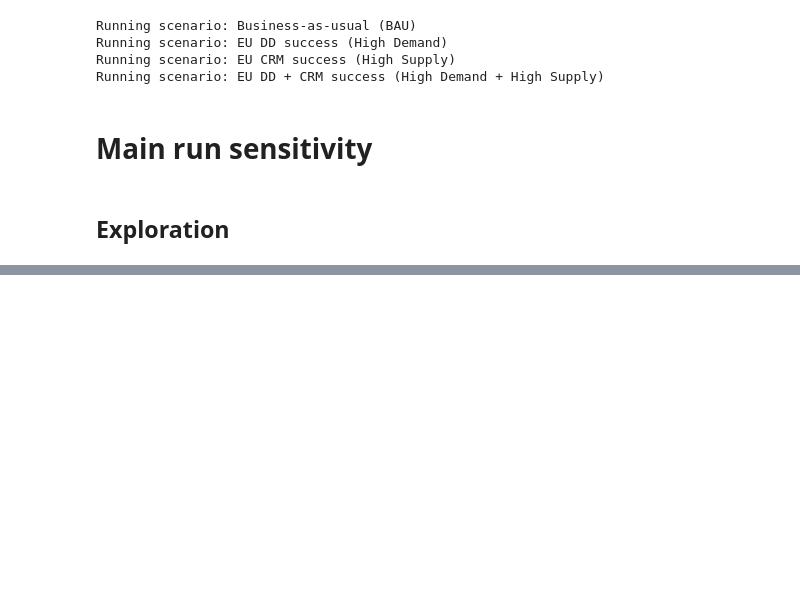
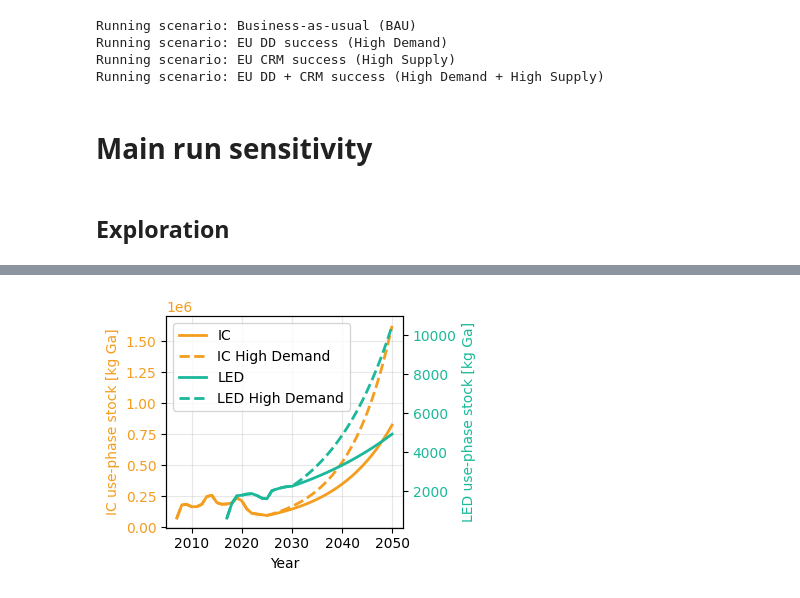
Before and after one commit to Rud-X/IE_MFA_2526_FinalAssignment_Gallium, a Jupyter notebook: Rud_Gallium_MFA_3.ipynb, the cells around one changed output, grey strips where cells are left out. Drawn from its saved outputs; the diff is of its cells as text; code cells hidden in the pictures; blank space fills up the shorter version.

```diff
--- a/Rud_Gallium_MFA_3.ipynb
+++ b/Rud_Gallium_MFA_3.ipynb
@@ -1976,0 +2118,53 @@ Running scenario: EU DD + CRM success (High Demand + High Supply)
+# %%
+import matplotlib.pyplot as plt
+
+fig, ax_ic = plt.subplots(1, 1, figsize=(4, 3))
+ax_led = ax_ic.twinx()  # LED on a secondary Y-axis so it can scale independently
+
+### Use-phase Ga stock over time -- two products x two scenarios (4 lines)
+# Products are distinguished by colour; scenarios by line style (solid vs dashed).
+stock_scenarios = {
+    "BAU": "",
+    "High Demand": " High Demand",
+}
+scenario_linestyles = {
+    "BAU": "-",
+    "High Demand": "--",
+}
+product_colors = {
+    "IC": "#f49d1e",
+    "LED": "#1bb89a",
+}
+product_axes = {
+    "IC": ax_ic,
+    "LED": ax_led,
+}
+handles = []
+for product in product_colors:
+    for key, scenario_label in stock_scenarios.items():
+        stock = scenario_results[key]["use_phase_stock_by_product"][product]
+        (line,) = product_axes[product].plot(
+            stock.index,
+            stock.values,
+            label=f"{product}{scenario_label}",
+            color=product_colors[product],
+            linestyle=scenario_linestyles[key],
+            linewidth=2,
+        )
+        handles.append(line)
+
+# ax_ic.set_title("Use-phase Ga stock by product")
+ax_ic.set_xlabel("Year")
+ax_ic.set_ylabel("IC use-phase stock [kg Ga]", color=product_colors["IC"])
+ax_led.set_ylabel("LED use-phase stock [kg Ga]", color=product_colors["LED"])
+ax_ic.tick_params(axis="y", labelcolor=product_colors["IC"])
+ax_led.tick_params(axis="y", labelcolor=product_colors["LED"])
+ax_ic.legend(handles=handles, labels=[h.get_label() for h in handles])
+ax_ic.grid(True, alpha=0.3)
+
+fig.tight_layout()
+# Save as .svg: total_use_phase_stock.svg
+plt.savefig("total_use_phase_stock.svg", format="svg", dpi=1000)
+plt.show()
+# %% [output]
+[figure, added]
```
Also changed, not shown: parts of 7 cells of this notebook, 21 other files.
